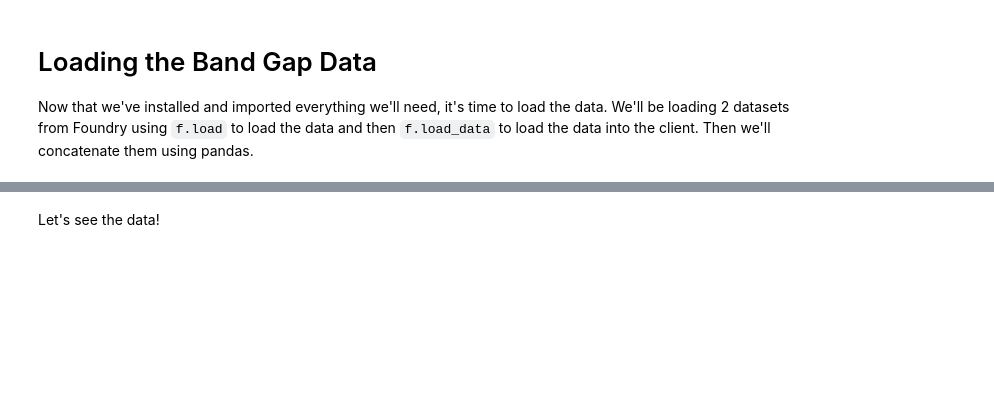
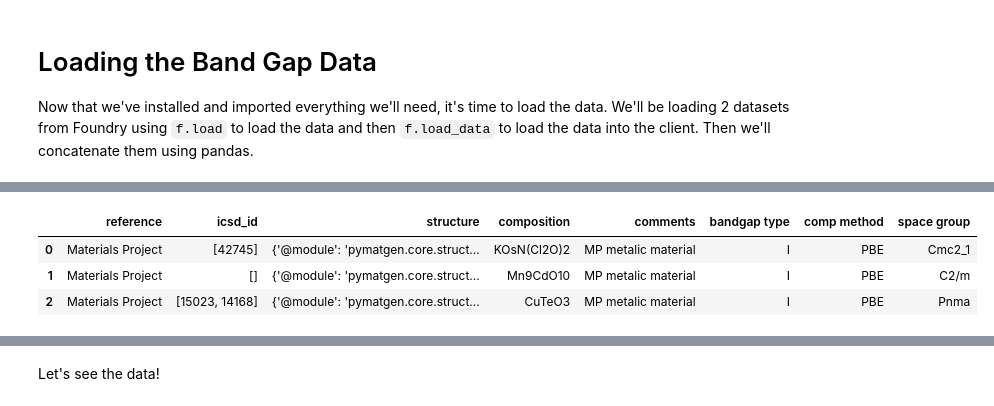
Before and after one commit to MLMI2-CSSI/foundry, a Jupyter notebook: examples/bandgap/bandgap_demo.ipynb, the cells around one changed output, grey strips where cells are left out. Cells and saved outputs as stored; diff of their text form; code cells hidden in the pictures; blank space fills up the shorter version.

Commit message:
Update Bandgap demo

```diff
--- a/examples/bandgap/bandgap_demo.ipynb
+++ b/examples/bandgap/bandgap_demo.ipynb
@@ -24,7 +24,7 @@ try:
 except: # when not in google colab
     no_local_server = False
     no_browser = False
-    use_globus = True
+    use_globus = False
 # %% [markdown]
 # Environment Set Up
 First we'll need to install Foundry as well as a few other packages. If you're using Google Colab, this code block will install these packages into the Colab environment.
@@ -105,7 +63,10 @@ from foundry import Foundry
 # %% [markdown]
 We'll also need to instantiate it. To do so, you'll need a [Globus](https://www.globus.org) account. Once you have your account, you can instantiate Foundry using the code below. When you instantiate Foundry locally, be sure to have your Globus endpoint turned on (you can do that with [Globus Connect Personal](https://www.globus.org/globus-connect-personal)). When you instantiate Foundry on Google Colab, you'll be given a link in the cell's output and asked to enter the provided auth code.
 # %%
-f = Foundry(no_local_server=no_local_server, no_browser=no_browser, index="mdf")
+f = Foundry(no_local_server=no_local_server,
+            no_browser=no_browser,
+            use_globus=use_globus,
+            index="mdf")
 # %% [markdown]
 # Loading the Band Gap Data
 Now that we've installed and imported everything we'll need, it's time to load the data. We'll be loading 2 datasets from Foundry using `f.load` to load the data and then `f.load_data` to load the data into the client. Then we'll concatenate them using pandas.
@@ -131,0 +76,4 @@ All transfers processed
+# %%
+mp_band_gaps_doi = "10.18126/vjwr-5bs9" # DOI can be obtained from the web UI
+ds = f.get_dataset(mp_band_gaps_doi)
+X_mp, y_mp = ds.get_as_dict()['train']
@@ -131,0 +83,7 @@ All transfers processed
+# %%
+X_mp.head(3)
+# %% [output]
+|  | reference | icsd_id | structure | composition | comments | bandgap type | comp method | space group |
+| 0 | Materials Project | [42745] | {'@module': 'pymatgen.core.struct... | KOsN(Cl2O)2 | MP metalic material | I | PBE | Cmc2_1 |
+| 1 | Materials Project | [] | {'@module': 'pymatgen.core.struct... | Mn9CdO10 | MP metalic material | I | PBE | C2/m |
+| 2 | Materials Project | [15023, 14168] | {'@module': 'pymatgen.core.struct... | CuTeO3 | MP metalic material | I | PBE | Pnma |
```
Also changed, not shown: parts of 13 cells of this notebook.
